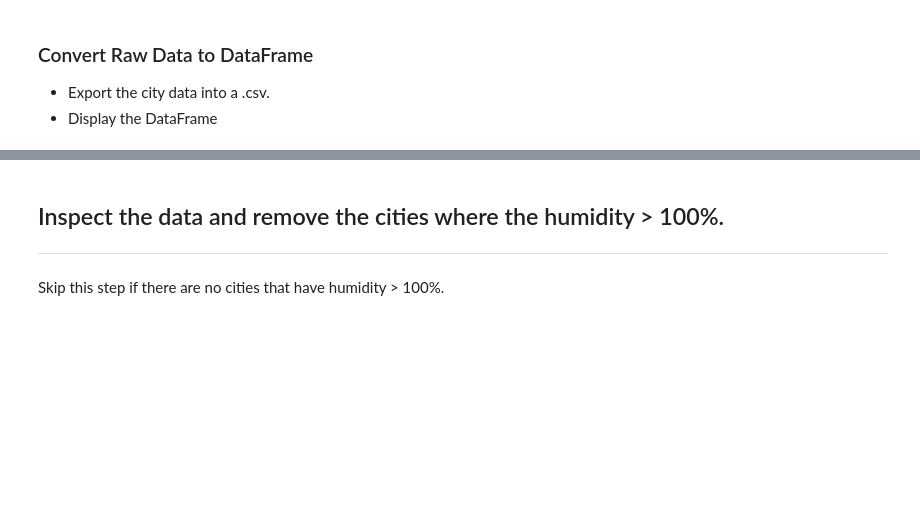
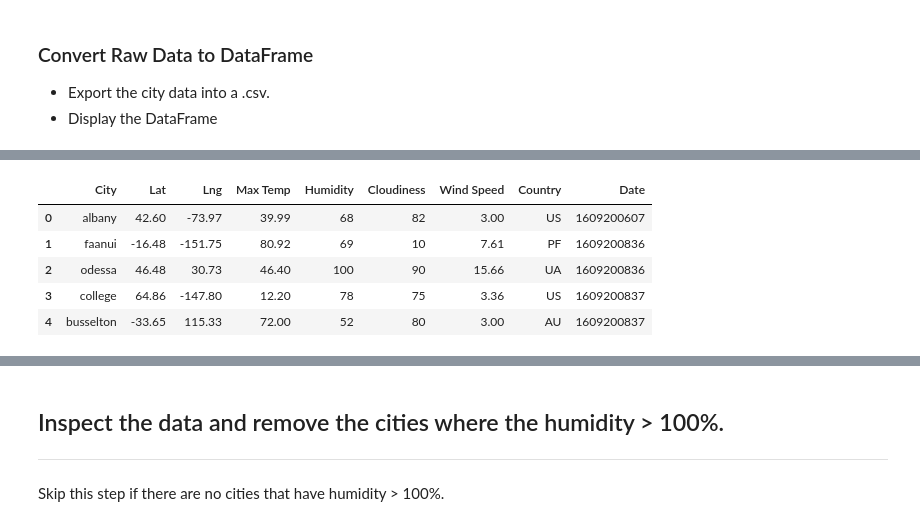
Before and after one commit to RH-cmd/python-api-challenge, a Jupyter notebook: WeatherPy/WeatherPy.ipynb, the cells around one changed output, grey strips where cells are left out. Saved outputs shown, nothing was run; the diff lists cells and outputs as text; code cells hidden in the pictures; blank space fills up the shorter version.

```diff
--- a/WeatherPy/WeatherPy.ipynb
+++ b/WeatherPy/WeatherPy.ipynb
@@ -167,0 +130,26 @@ Data Retrieval Complete
+# %%
+#Create a dictionary to name our columns and hold the results from the API call
+weather_data = {"City": city_name,
+               "Lat": lat_list,
+               "Lng": long_list,
+               "Max Temp": max_temp,
+               "Humidity": humidity,
+               "Cloudiness": cloudiness,
+               "Wind Speed": wind_speed,
+               "Country": country_name,
+               "Date": date}
+
+#Create a dataframe with the results from the dictionary
+weather_df = pd.DataFrame(weather_data)
+
+#Export the data into a CSV
+weather_df.to_csv(output_data_file)
+
+weather_df.head()
+# %% [output]
+|  | City | Lat | Lng | Max Temp | Humidity | Cloudiness | Wind Speed | Country | Date |
+| 0 | albany | 42.60 | -73.97 | 39.99 | 68 | 82 | 3.00 | US | 1609200607 |
+| 1 | faanui | -16.48 | -151.75 | 80.92 | 69 | 10 | 7.61 | PF | 1609200836 |
+| 2 | odessa | 46.48 | 30.73 | 46.40 | 100 | 90 | 15.66 | UA | 1609200836 |
+| 3 | college | 64.86 | -147.80 | 12.20 | 78 | 75 | 3.36 | US | 1609200837 |
+| 4 | busselton | -33.65 | 115.33 | 72.00 | 52 | 80 | 3.00 | AU | 1609200837 |
```
Also changed, not shown: parts of 6 cells of this notebook, 1 other file.
